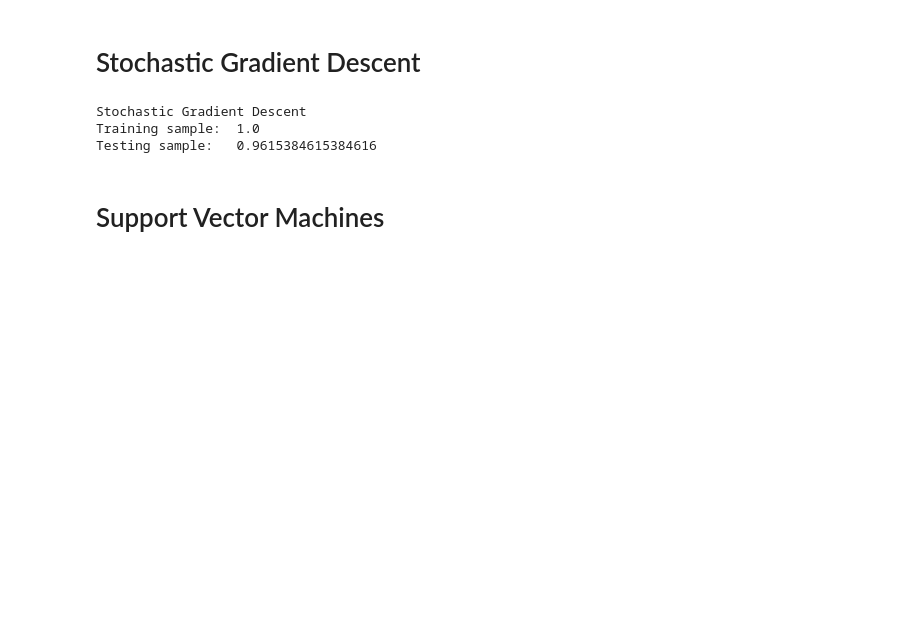
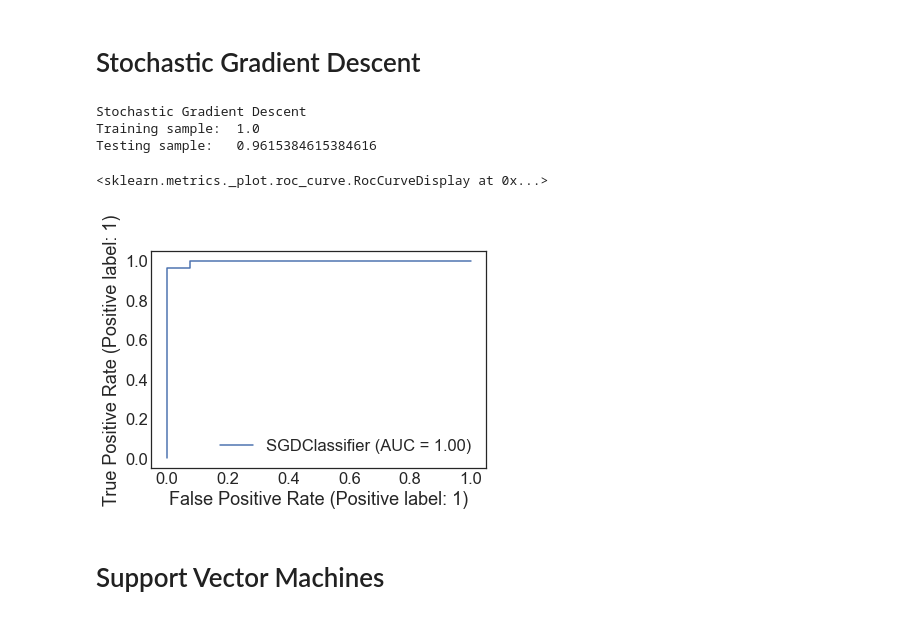
Before and after one commit to ccvale/Divorce-Datatset-Analysis, a Jupyter notebook: divorces.ipynb, the cells around one changed output. Saved outputs shown, nothing was run; the diff lists cells and outputs as text; code cells hidden in the pictures; blank space fills up the shorter version.

```diff
--- a/divorces.ipynb
+++ b/divorces.ipynb
@@ -382,6 +406,11 @@ print("Testing sample:  ",pipe.score(X_test, y_test),'\n')
 Stochastic Gradient Descent
 Training sample:  1.0
 Testing sample:   0.9615384615384616
+# %%
+plot_roc_curve(sgd, X_test, y_test)
+# %% [output]
+<sklearn.metrics._plot.roc_curve.RocCurveDisplay at 0x...>
+[figure, added]
 # %% [markdown]
 # Support Vector Machines
 # %%
```
Also changed, not shown: parts of 32 cells of this notebook, 2 other files.
